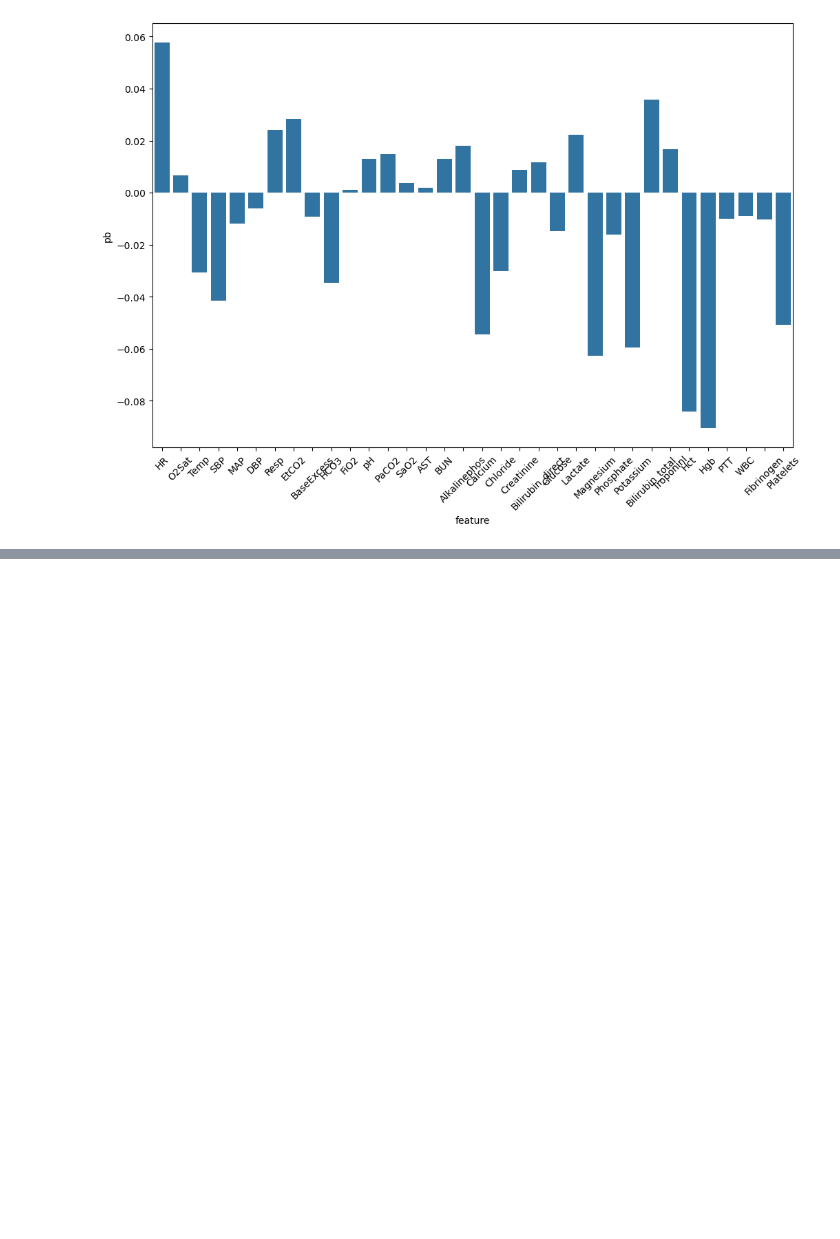
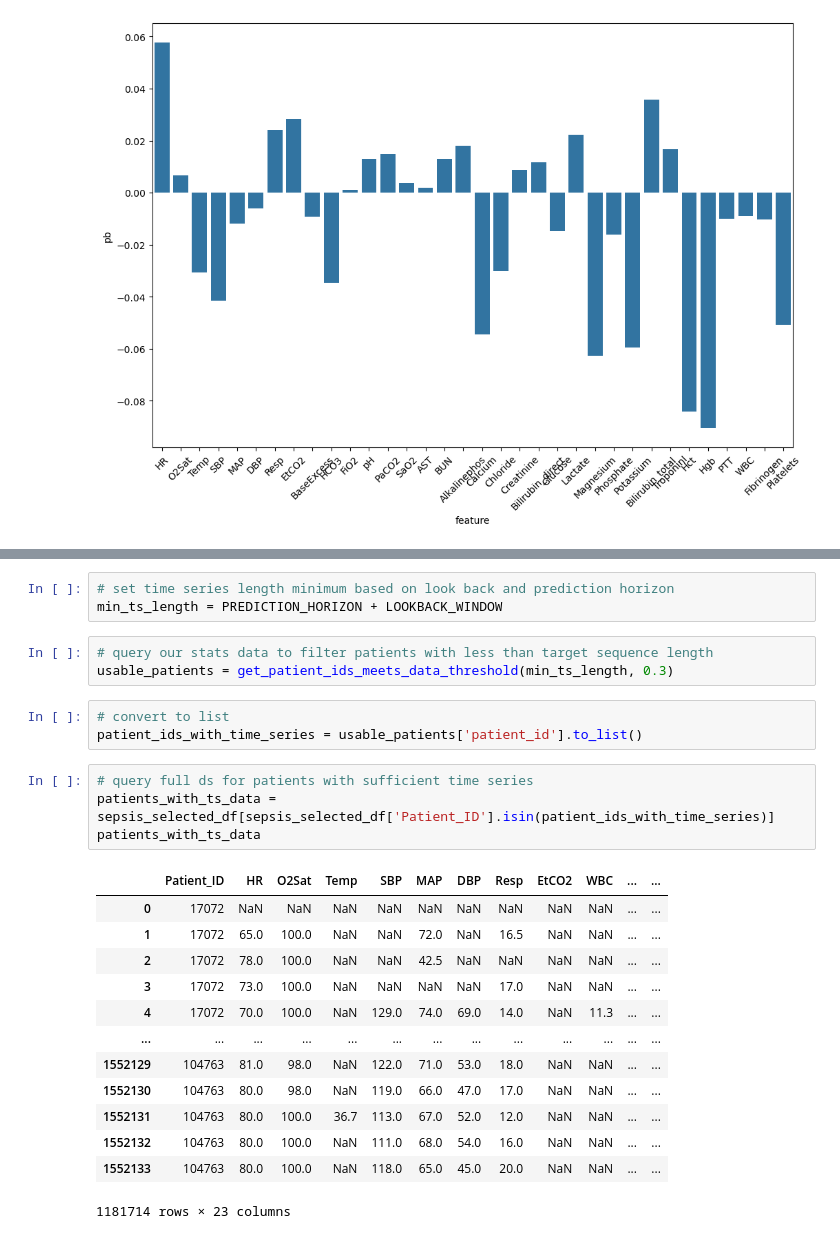
Before and after one commit to t4ai/early-sepsis-prediction, a Jupyter notebook: 2 - Feature Selection and Data Cleansing.ipynb, the cells around one changed output, grey strips where cells are left out. Drawn from its saved outputs; the diff is of its cells as text; blank space fills up the shorter version.

```diff
--- a/2 - Feature Selection and Data Cleansing.ipynb
+++ b/2 - Feature Selection and Data Cleansing.ipynb
@@ -184,0 +279,27 @@ The Point-biserial correlation coefficient (PBC) provides a correlation factor b
+# %%
+# set time series length minimum based on look back and prediction horizon
+min_ts_length = PREDICTION_HORIZON + LOOKBACK_WINDOW
+# %%
+# query our stats data to filter patients with less than target sequence length
+usable_patients = get_patient_ids_meets_data_threshold(min_ts_length, 0.3)
+# %%
+# convert to list
+patient_ids_with_time_series = usable_patients['patient_id'].to_list()
+# %%
+# query full ds for patients with sufficient time series
+patients_with_ts_data = sepsis_selected_df[sepsis_selected_df['Patient_ID'].isin(patient_ids_with_time_series)]
+patients_with_ts_data
+# %% [output]
+|  | Patient_ID | HR | O2Sat | Temp | SBP | MAP | DBP | Resp | EtCO2 | WBC | ... | ... |
+| 0 | 17072 | NaN | NaN | NaN | NaN | NaN | NaN | NaN | NaN | NaN | ... | ... |
+| 1 | 17072 | 65.0 | 100.0 | NaN | NaN | 72.0 | NaN | 16.5 | NaN | NaN | ... | ... |
+| 2 | 17072 | 78.0 | 100.0 | NaN | NaN | 42.5 | NaN | NaN | NaN | NaN | ... | ... |
+| 3 | 17072 | 73.0 | 100.0 | NaN | NaN | NaN | NaN | 17.0 | NaN | NaN | ... | ... |
+| 4 | 17072 | 70.0 | 100.0 | NaN | 129.0 | 74.0 | 69.0 | 14.0 | NaN | 11.3 | ... | ... |
+| ... | ... | ... | ... | ... | ... | ... | ... | ... | ... | ... | ... | ... |
+| 1552129 | 104763 | 81.0 | 98.0 | NaN | 122.0 | 71.0 | 53.0 | 18.0 | NaN | NaN | ... | ... |
+| 1552130 | 104763 | 80.0 | 98.0 | NaN | 119.0 | 66.0 | 47.0 | 17.0 | NaN | NaN | ... | ... |
+| 1552131 | 104763 | 80.0 | 100.0 | 36.7 | 113.0 | 67.0 | 52.0 | 12.0 | NaN | NaN | ... | ... |
+| 1552132 | 104763 | 80.0 | 100.0 | NaN | 111.0 | 68.0 | 54.0 | 16.0 | NaN | NaN | ... | ... |
+| 1552133 | 104763 | 80.0 | 100.0 | NaN | 118.0 | 65.0 | 45.0 | 20.0 | NaN | NaN | ... | ... |
+1181714 rows × 23 columns
```
Also changed, not shown: parts of 19 cells of this notebook, 1 other file.
